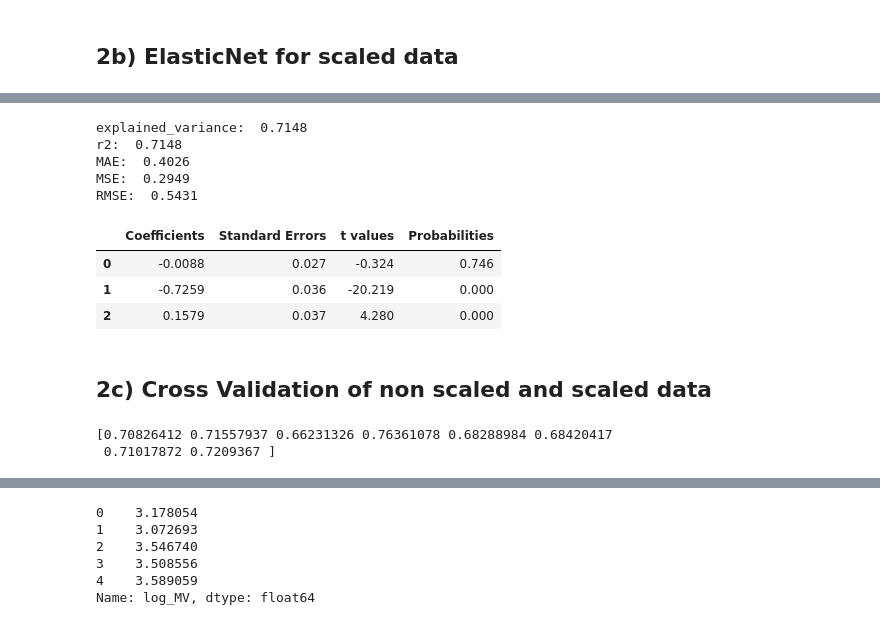
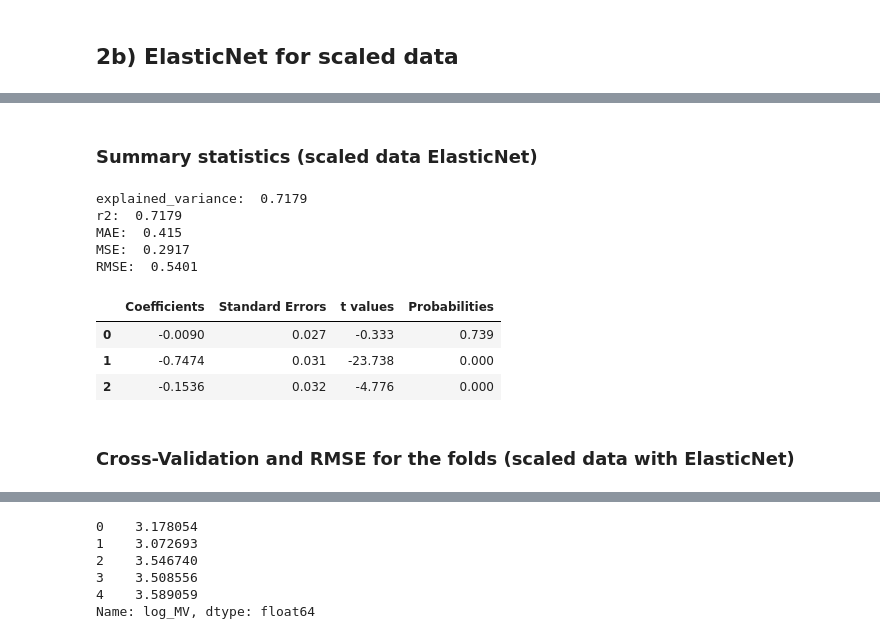
Before and after one commit to bblank70/MSDS422, a Jupyter notebook: Assignment2- Boston_Housing.ipynb, the cells around one changed output, grey strips where cells are left out. Saved outputs shown, nothing was run; the diff lists cells and outputs as text; code cells hidden in the pictures.

```diff
--- a/Assignment2- Boston_Housing.ipynb
+++ b/Assignment2- Boston_Housing.ipynb
@@ -311,3 +339,6 @@ model_data =boston_trimmed[['log_MV','sqrt_lstat', 'rooms']]
+# %%
+# here is the data used in the non scaled models
+model_data =boston_trimmed[['log_MV','sqrt_lstat', 'tax']]
 # %%
 
 scaler = StandardScaler()
@@ -402,15 +435,16 @@ model_statistics(x_actual=Train_Features, y_actual=Train_Labels, y_predict=Train
 # %%
-Std_L_regress = LinearRegression()
-Std_L_regress.fit(ScaledTrain_Features,ScaledTrain_Labels)
+Scaled_L_regress = LinearRegression()
+Scaled_L_regress.fit(ScaledTrain_Features,ScaledTrain_Labels)
 
-Std_Train_Labels_pred = Std_L_regress.predict(ScaledTrain_Features)
+Scaled_Train_Labels_pred = Scaled_L_regress.predict(ScaledTrain_Features)
 
-fig, std_train = plt.subplots()
-std_train.scatter(ScaledTrain_Labels, Std_Train_Labels_pred)
-#plt.plot(Train_Features, Train_Labels_pred, color='blue', linewidth=3)
-std_train.plot([ScaledTrain_Labels.min(), ScaledTrain_Labels.max()], [ScaledTrain_Labels.min(), ScaledTrain_Labels.max()], 'k--', lw=4)
-std_train.set_xlabel('Measured')
-std_train.set_ylabel('Predicted')
+#parity plot of predicted vs actual
+fig, Scientist = plt.subplots()
+Scientist.scatter(ScaledTrain_Labels, Scaled_Train_Labels_pred)
+
+Scientist.plot([ScaledTrain_Labels.min(), ScaledTrain_Labels.max()], [ScaledTrain_Labels.min(), ScaledTrain_Labels.max()], 'k--', lw=4)
+Scientist.set_xlabel('Measured')
+Scientist.set_ylabel('Predicted')
 
 plt.show()
 # %% [output]
@@ -505,16 +542,16 @@ model_statistics(x_actual= Train_Features, y_actual= Train_Labels, y_predict=EN_
 # %% [markdown]
 ## 2b) ElasticNet for scaled data
 # %%
-Std_Elastic_regress = ElasticNet(alpha=0.005, l1_ratio= 0.5)
-Std_Elastic_regress.fit(ScaledTrain_Features,ScaledTrain_Labels)
+ScaledElastic_regress = ElasticNet(alpha=0.005, l1_ratio= 0.5)
+ScaledElastic_regress.fit(ScaledTrain_Features, ScaledTrain_Labels)
 
-EN_Std_Train_Labels_pred = Std_Elastic_regress.predict(ScaledTrain_Features)
+ScaledEN_Train_Labels_pred = ScaledElastic_regress.predict(ScaledTrain_Features)
 
-#fig, std_train = plt.subplots()
-#std_train.scatter(ScaledTrain_Labels, EN_Std_Train_Labels_pred)
-#plt.plot(Train_Features, Train_Labels_pred, color='blue', linewidth=3)
+#parity plot of predicted vs actual
+fig, Scaledtrain = plt.subplots()
+Scaledtrain.scatter(ScaledTrain_Labels, ScaledEN_Train_Labels_pred)
 
-std_train.set_xlabel('Measured')
-std_train.set_ylabel('Predicted')
-std_train.plot([ScaledTrain_Labels.min(), ScaledTrain_Labels.max()], [ScaledTrain_Labels.min(), ScaledTrain_Labels.max()], 'k--', lw=4)
+Scaledtrain.set_xlabel('Measured')
+Scaledtrain.set_ylabel('Predicted')
+Scaledtrain.plot([ScaledTrain_Labels.min(), ScaledTrain_Labels.max()], [ScaledTrain_Labels.min(), ScaledTrain_Labels.max()], 'k--', lw=4)
 plt.show()
@@ -521,32 +560,21 @@ plt.show()
+# %% [markdown]
+### Summary statistics (scaled data ElasticNet)
 # %%
-regression_results(ScaledTrain_Labels,EN_Std_Train_Labels_pred)
+regression_results(ScaledTrain_Labels,ScaledEN_Train_Labels_pred)
 # %% [output]
-explained_variance:  0.7148
-r2:  0.7148
-MAE:  0.4026
-MSE:  0.2949
-RMSE:  0.5431
+explained_variance:  0.7179
+r2:  0.7179
+MAE:  0.415
+MSE:  0.2917
+RMSE:  0.5401
 # %%
-EN_coefs = np.append(Std_Elastic_regress.intercept_, Std_Elastic_regress.coef_)
+EN_coefs = np.append(ScaledElastic_regress.intercept_, ScaledElastic_regress.coef_)
 
-model_statistics(x_actual=ScaledTrain_Features, y_actual=ScaledTrain_Labels, y_predict=EN_Std_Train_Labels_pred, coefs=EN_coefs)
+model_statistics(x_actual=ScaledTrain_Features, y_actual=ScaledTrain_Labels, y_predict=ScaledEN_Train_Labels_pred, coefs=EN_coefs)
 # %% [output]
 |  | Coefficients | Standard Errors | t values | Probabilities |
-| 0 | -0.0088 | 0.027 | -0.324 | 0.746 |
-| 1 | -0.7259 | 0.036 | -20.219 | 0.000 |
-| 2 | 0.1579 | 0.037 | 4.280 | 0.000 |
+| 0 | -0.0090 | 0.027 | -0.333 | 0.739 |
+| 1 | -0.7474 | 0.031 | -23.738 | 0.000 |
+| 2 | -0.1536 | 0.032 | -4.776 | 0.000 |
 # %% [markdown]
-## 2c) Cross Validation of non scaled and scaled data
+### Cross-Validation and RMSE for the folds (scaled data with ElasticNet)
-# %%
-EN_regress = ElasticNet(alpha=0.005, l1_ratio= 0.5)
-EN_regress.fit(Train_Features,Train_Labels)
-kfold = KFold(n_splits=8, random_state=12)
-
-#get the predicted log(MV) for Training Set
-#Train_Labels_pred = cross_val.predict(L_regress, Train_Features, Train_Labels, cv=kfold)
-
-cv_results = cross_val_score(EN_regress, Train_Features, Train_Labels, cv=kfold)
-print(cv_results)
-# %% [output]
-[0.70826412 0.71557937 0.66231326 0.76361078 0.68288984 0.68420417
- 0.71017872 0.7209367 ]
```
Also changed, not shown: parts of 66 cells of this notebook.
